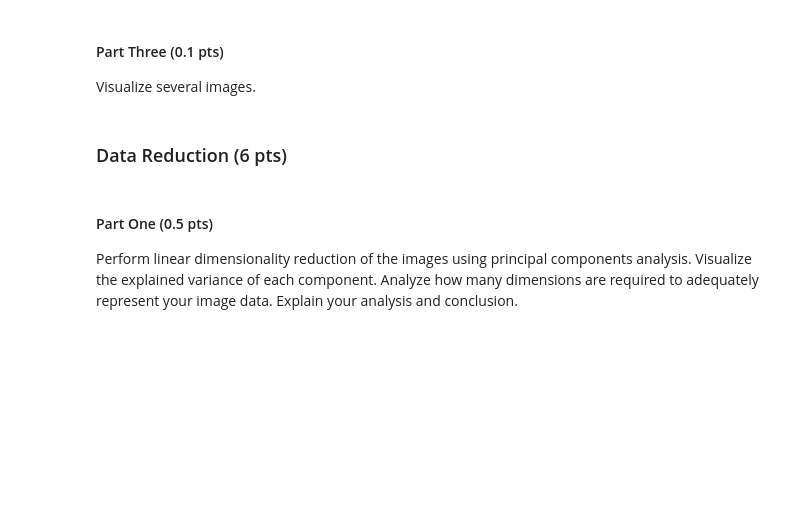
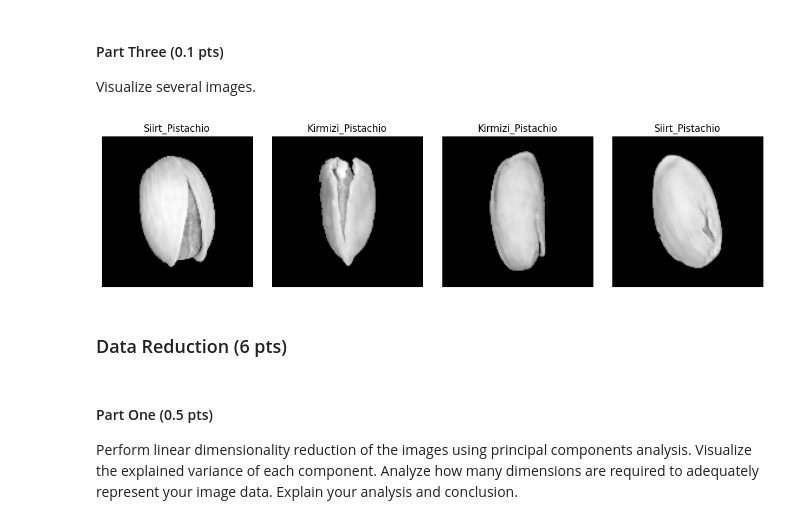
Before and after one commit to alexchans/ML_labs, a Jupyter notebook: labs/lab2.ipynb, the cells around one changed output. Drawn from its saved outputs; the diff is of its cells as text; code cells hidden in the pictures; blank space fills up the shorter version.

```diff
--- a/labs/lab2.ipynb
+++ b/labs/lab2.ipynb
@@ -31,6 +98,28 @@ Linearize the images to create a table of 1-D image features (each row should be
 # %% [markdown]
 #### Part Three (0.1 pts)
 Visualize several images.
+# %%
+import matplotlib.pyplot as plt
+
+def show_samples(images, labels, n=12, rows=3):
+    cols = int(np.ceil(n / rows))
+    idx = np.random.choice(len(images), n, replace=False)
+
+    plt.figure(figsize=(cols * 3, rows * 3))
+    for i, j in enumerate(idx, 1):
+        img = images[j]
+        if img.ndim == 3 and img.shape[-1] == 1:
+            img = img[..., 0]
+        plt.subplot(rows, cols, i)
+        plt.imshow(img, cmap="gray", vmin=0, vmax=1)
+        plt.title(labels[j])
+        plt.axis("off")
+    plt.tight_layout()
+    plt.show()
+
+show_samples(images, labels, n=4, rows=1)
+# %% [output]
+[figure, added]
 # %% [markdown]
 ### Data Reduction (6 pts)
 # %% [markdown]
```
Also changed, not shown: parts of 2 cells of this notebook.
